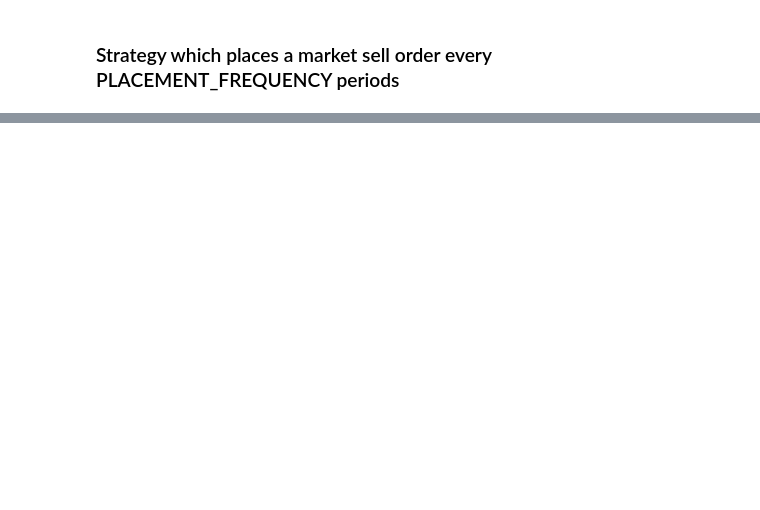
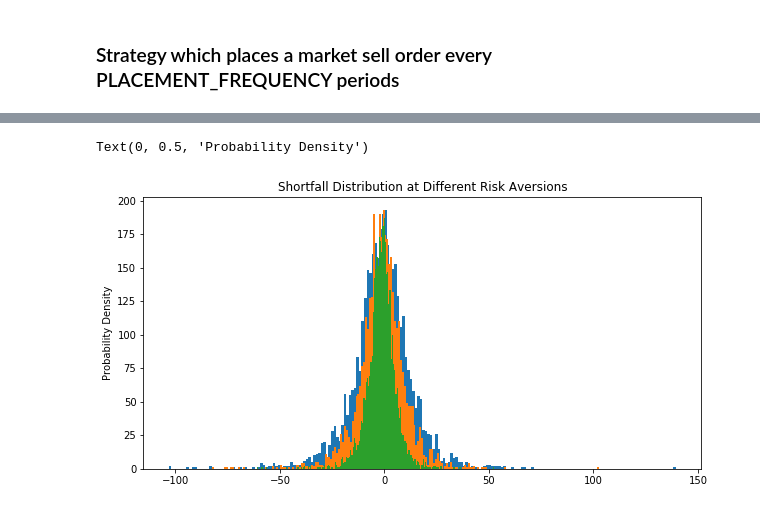
Before and after one commit to maxlamberti/optimal-order-execution, a Jupyter notebook: notebooks/Almgren_Chris_2.ipynb, the cells around one changed output, grey strips where cells are left out. Cells and saved outputs as stored; diff of their text form; code cells hidden in the pictures; blank space fills up the shorter version.

```diff
--- a/notebooks/Almgren_Chris_2.ipynb
+++ b/notebooks/Almgren_Chris_2.ipynb
@@ -174,3 +175,14 @@ plt.xlim((-0.5, 0.5))
+# %%
+plt.figure(figsize = (10, 5))
+plt.hist(100 * np.array(shortfall_slow), 200, label='No Risk Aversion')
+plt.hist(100 * np.array(shortfall_fast), 200, label='Medium Risk Aversion')
+plt.hist(100 * np.array(shortfall_very_fast), 200, label='High Risk Aversion')
+plt.title('Shortfall Distribution at Different Risk Aversions')
+plt.ylabel('Probability Density')
+# plt.xlim((-0.3, 0.3))
+# %% [output]
+Text(0, 0.5, 'Probability Density')
+[figure, added]
 # %%
 very_fast_mean = np.mean(shortfall_very_fast)
 very_fast_std = np.std(shortfall_very_fast)
```
Also changed, not shown: parts of 12 cells of this notebook, 2 other files.
